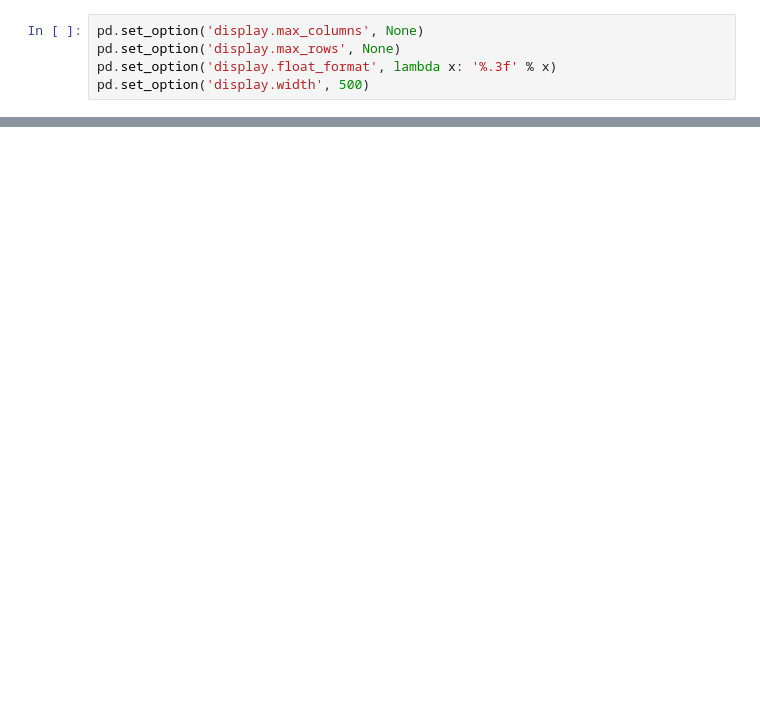
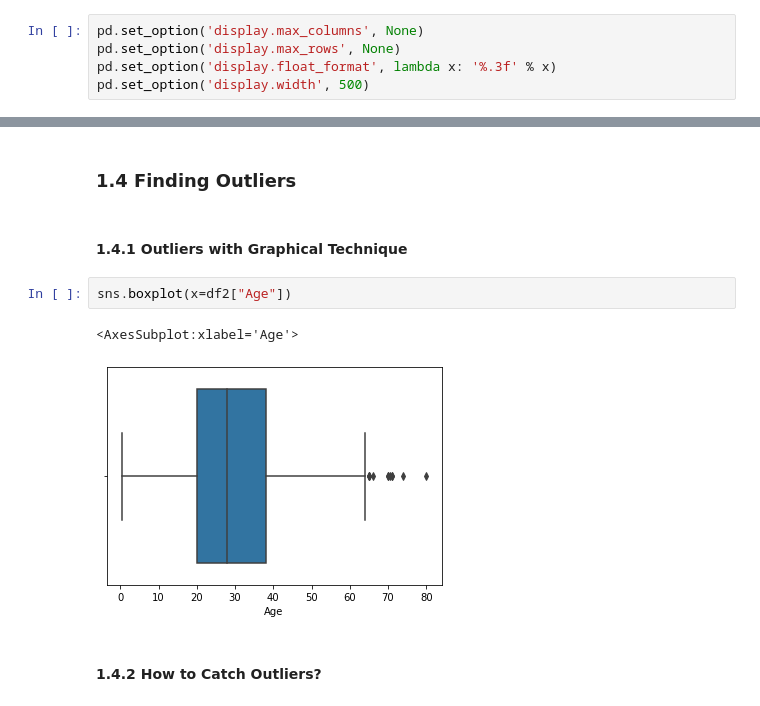
Before and after one commit to edaaydinea/Miuul-Machine-Learning-Summer-Bootcamp, a Jupyter notebook: Module 3/01 - Outliers.ipynb, the cells around one changed output, grey strips where cells are left out. Saved outputs shown, nothing was run; the diff lists cells and outputs as text; blank space fills up the shorter version.

```diff
--- a/Module 3/01 - Outliers.ipynb
+++ b/Module 3/01 - Outliers.ipynb
@@ -69,0 +85,11 @@ FileNotFoundError: [Errno 2] No such file or directory: 'datasets/titanic.csv'
+# %% [markdown]
+### 1.4 Finding Outliers
+# %% [markdown]
+#### 1.4.1 Outliers with Graphical Technique
+# %%
+sns.boxplot(x=df2["Age"])
+# %% [output]
+<AxesSubplot:xlabel='Age'>
+[figure, added]
+# %% [markdown]
+#### 1.4.2 How to Catch Outliers?
```
Also changed, not shown: parts of 38 cells of this notebook.
